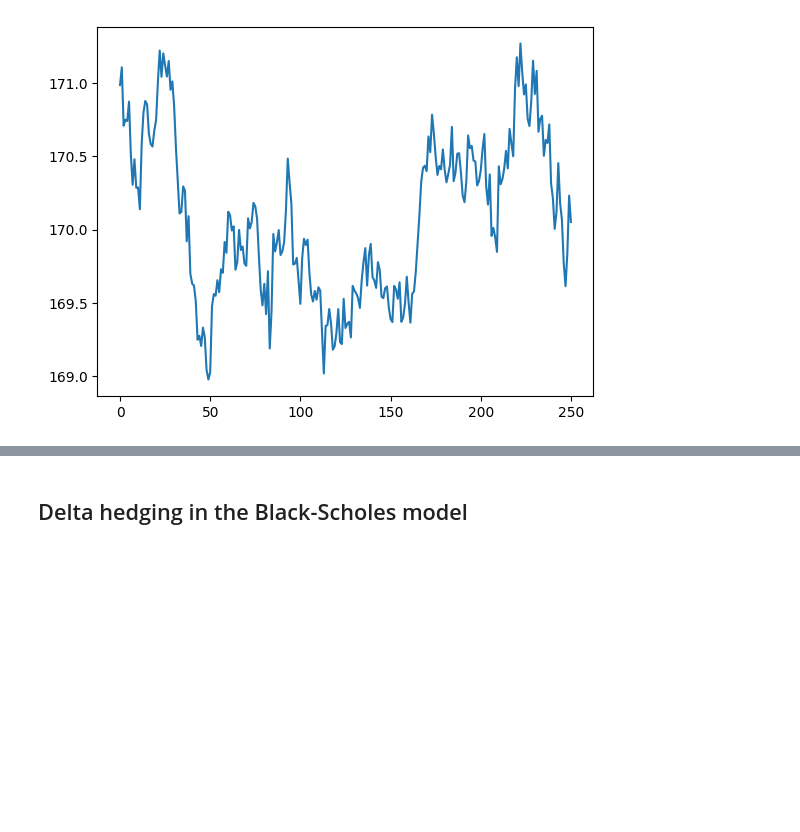
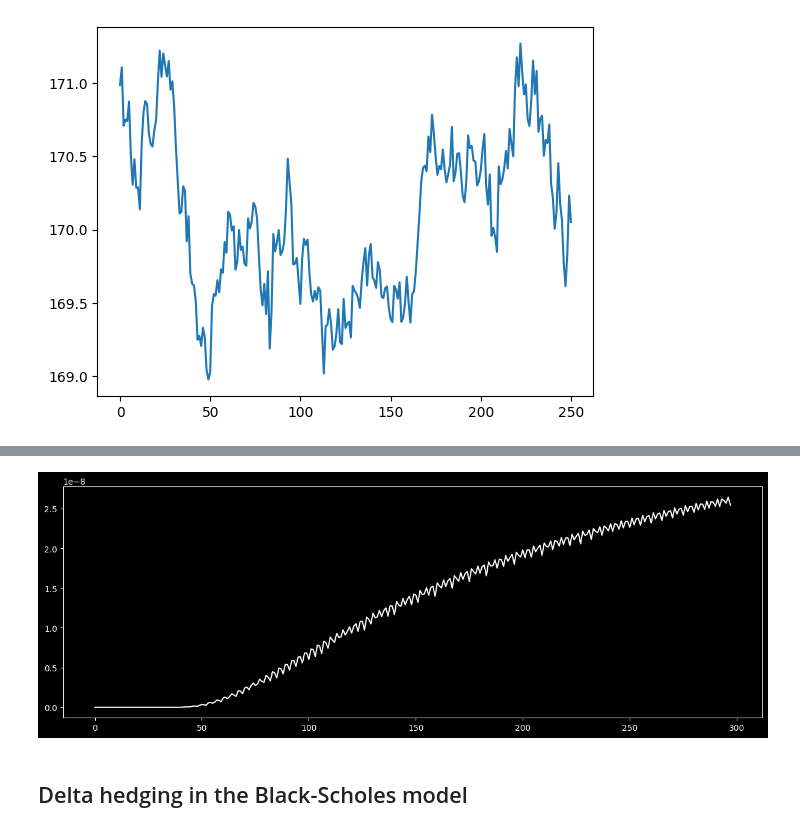
Before and after one commit to syrkis/finfun, a Jupyter notebook: notebook.ipynb, the cells around one changed output, grey strips where cells are left out. Drawn from its saved outputs; the diff is of its cells as text; code cells hidden in the pictures; blank space fills up the shorter version.

```diff
--- a/notebook.ipynb
+++ b/notebook.ipynb
@@ -159,3 +160,8 @@ fig, ax       = plt.subplots(figsize = (15,5)); ax.plot(option_prices, 'w');
+# %%
+option_prices = [binomial_tree(S[-1], r , sigma, n, S[-1] + 5, 'call') for n in range(2, 300)]
+fig, ax       = plt.subplots(figsize = (15,5)); ax.plot(option_prices, 'w');
+# %% [output]
+[figure, added]
 # %% [markdown]
 ## Delta hedging in the Black-Scholes model
 # %%
```
Also changed, not shown: parts of 2 cells of this notebook.
